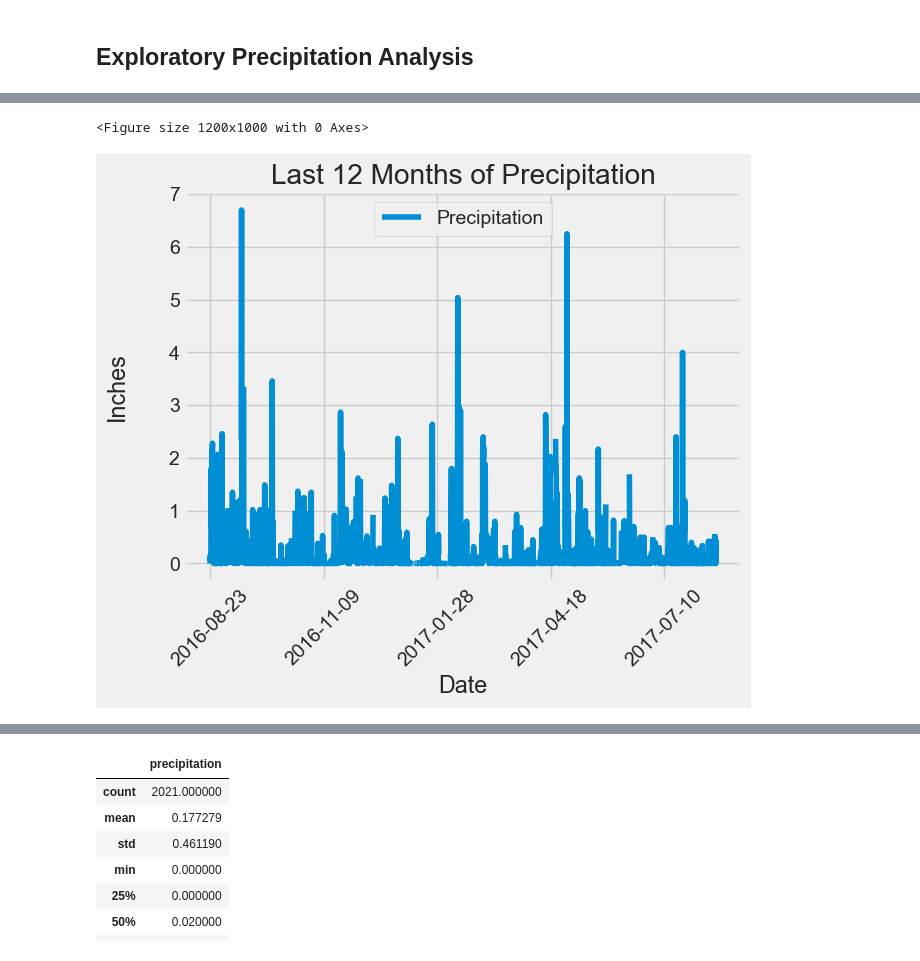
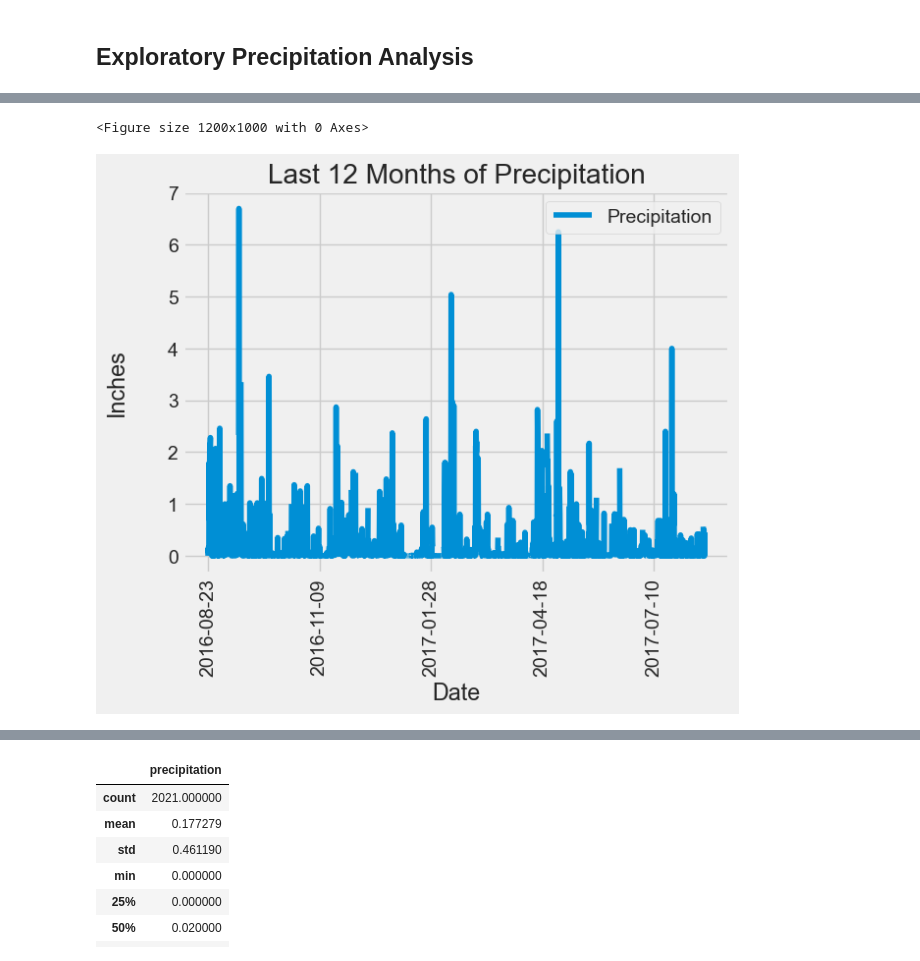
Before and after one commit to steve-yuan-8276/sqlalchemy-challenge, a Jupyter notebook: SurfsUP/climate_solution.ipynb, the cells around one changed output, grey strips where cells are left out. Saved outputs shown, nothing was run; the diff lists cells and outputs as text; code cells hidden in the pictures.

```diff
--- a/SurfsUP/climate_solution.ipynb
+++ b/SurfsUP/climate_solution.ipynb
@@ -45,7 +45,7 @@ session = Session(engine)
 ## Exploratory Precipitation Analysis
 # %%
 # Find the most recent date in the data set.
-most_recent_date = (
+most_recent_date_str = (
     session.query(Measurements.date)
     # .order_by(Measurements.date)
     .order_by(Measurements.date.desc())
@@ -53,5 +53,6 @@ most_recent_date = (
     # Use the `.scalar()` method to execute the query and get a single result. This will return a single value from the first column of the query.
     .scalar()
 )
+most_recent_date = dt.strptime(most_recent_date_str, "%Y-%m-%d")
 print(most_recent_date)
 # %% [output]
@@ -60,55 +61,40 @@ print(most_recent_date)
 # Design a query to retrieve the last 12 months of precipitation data and plot the results.
 # Calculate the date one year from the last date in data set.
 previous_date = (
-    (most_recent_date - dt.timedelta(days=365))   # Calculate the date
+    (most_recent_date - timedelta(days=365))   # Calculate the date
     .strftime('%Y-%m-%d')  # Format
 )
 # previous_date
 # Perform a query to retrieve the data and precipitation scores
 prcp_data = (
     session.query(Measurements.date, Measurements.prcp)
     .filter(and_(Measurements.date >= previous_date,
                  Measurements.date <= most_recent_date))
     .order_by(Measurements.date)
     .all()
 )
 ## Display and review
 # print(prcp_data)
 # Save the query results as a Pandas DataFrame. Explicitly set the column names
 prcp_df = (
     pd.DataFrame(prcp_data, columns=['date', 'precipitation'])
     .sort_values(by='date')  # Sort the dataframe by date
     .set_index('date')
 )
 # Display and review
 # prcp_df
 
-# Use Pandas Plotting with Matplotlib to plot the data
-# plt.figure(figsize=(12, 8))
-# ax = prcp_df.plot(kind='bar', y='precipitation', legend=False, width=0.8)
-#
-# # Set the number of x-ticks to be displayed
-# ax.set_xticks(ax.get_xticks()[::12])  # Display every 12th label
-# ax.set_xticklabels(prcp_df.index[::12], rotation=90)
-#
-# # Title and labels
-# plt.xlabel('Date')
-# plt.ylabel('Inches')
-# plt.legend(loc='upper right')
-# plt.tight_layout()
-# plt.show()
-
 plt.figure(figsize=(12, 10))
-ax = prcp_df.plot(y='precipitation', rot=45)
+ax = prcp_df.plot(y='precipitation', rot=90)
 
 # Set y-axis label with specific position
 ax.set_ylabel('Inches', labelpad=20)
 ax.yaxis.set_label_coords(-0.1, 0.5)
 
 plt.xlabel('Date')
 plt.title('Last 12 Months of Precipitation')
-plt.legend(['Precipitation'], loc='best')
+plt.legend(['Precipitation'], loc='upper right')
 plt.show()
 # %% [output]
 <Figure size 1200x1000 with 0 Axes>
-[figure, old version]
+[figure, new version]
```
Also changed, not shown: parts of 7 cells of this notebook, 2 other files.
